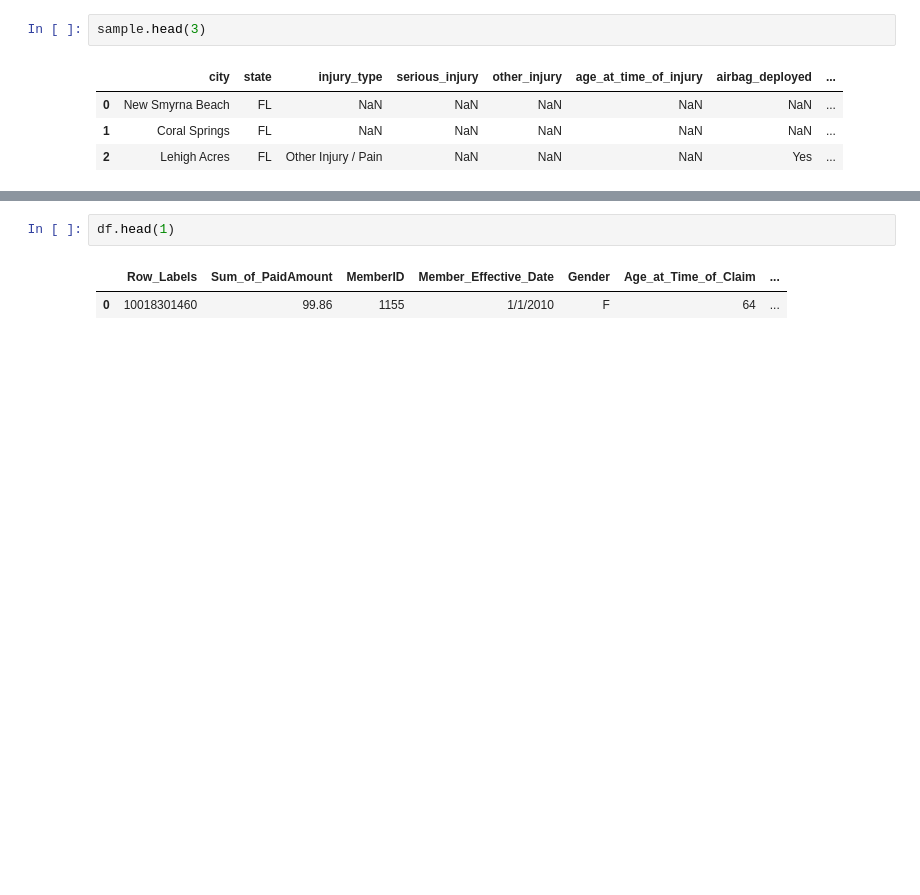
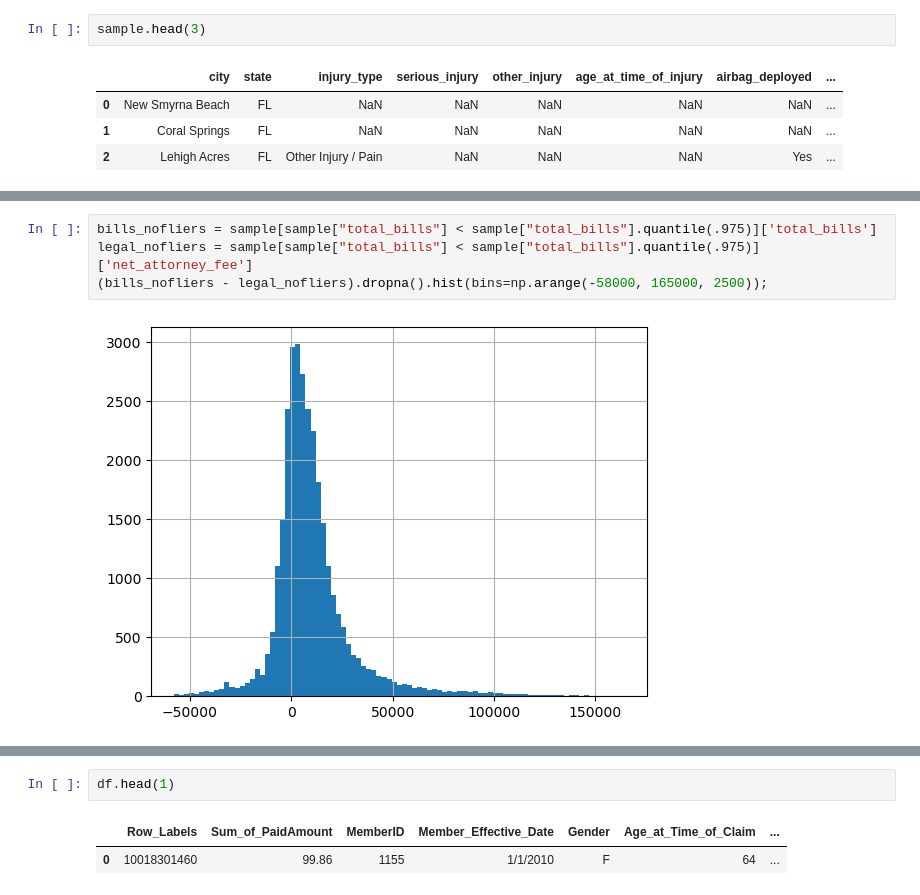
Before and after one commit to dvdhartsman/Insurance_Claims, a Jupyter notebook: 25_csv_column_prep.ipynb, the cells around one changed output, grey strips where cells are left out. Drawn from its saved outputs; the diff is of its cells as text; blank space fills up the shorter version.

```diff
--- a/25_csv_column_prep.ipynb
+++ b/25_csv_column_prep.ipynb
@@ -27,0 +41,6 @@ sample.head(3)
+# %%
+bills_nofliers = sample[sample["total_bills"] < sample["total_bills"].quantile(.975)]['total_bills']
+legal_nofliers = sample[sample["total_bills"] < sample["total_bills"].quantile(.975)]['net_attorney_fee']
+(bills_nofliers - legal_nofliers).dropna().hist(bins=np.arange(-58000, 165000, 2500));
+# %% [output]
+[figure, added]
```
Also changed, not shown: parts of 6 cells of this notebook.
